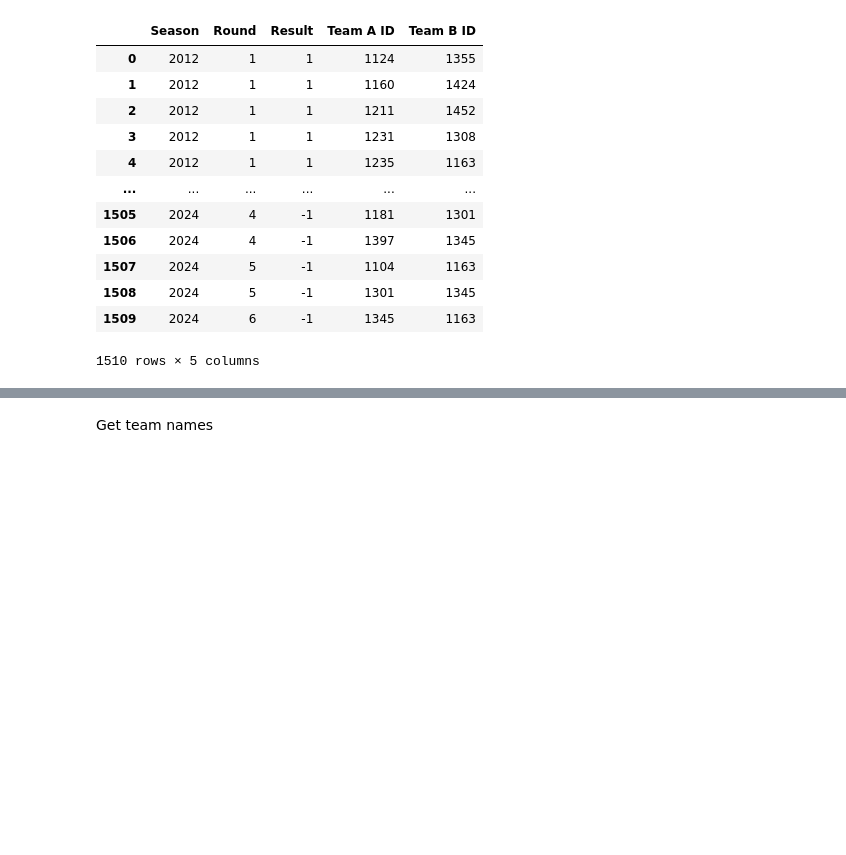
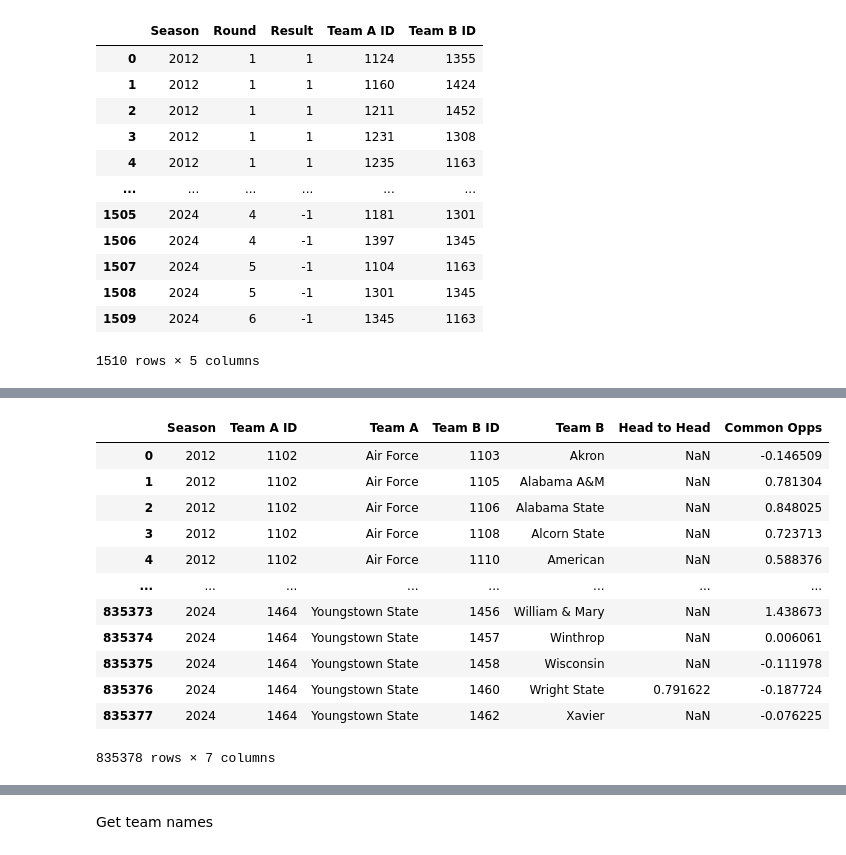
Before and after one commit to shughes1000/march-madness-2025, a Jupyter notebook: model_building/mens_compile_features.ipynb, the cells around one changed output, grey strips where cells are left out. Drawn from its saved outputs; the diff is of its cells as text; code cells hidden in the pictures; blank space fills up the shorter version.

```diff
--- a/model_building/mens_compile_features.ipynb
+++ b/model_building/mens_compile_features.ipynb
@@ -879,9 +896,21 @@ Get Head-to-Head (Omitted)
 # %%
-# h2h_to_spelling = dict(zip(df_match['Head to Head Team'], df_match['Team Spelling']))
+df_h2h.insert(df_h2h.columns.get_loc('Team A'), 'Team A ID', df_h2h['Team A'].map(team_to_spelling).map(spelling_to_id))
 
-# df_h2h.insert(df_h2h.columns.get_loc('Team A'), 'Team A ID', df_h2h['Team A'].map(h2h_to_spelling).map(spelling_to_id))
+df_h2h.insert(df_h2h.columns.get_loc('Team B'), 'Team B ID', df_h2h['Team B'].map(team_to_spelling).map(spelling_to_id))
 
-# df_h2h.insert(df_h2h.columns.get_loc('Team B'), 'Team B ID', df_h2h['Team B'].map(h2h_to_spelling).map(spelling_to_id))
-
-# df_h2h
+df_h2h
+# %% [output]
+|  | Season | Team A ID | Team A | Team B ID | Team B | Head to Head | Common Opps |
+| 0 | 2012 | 1102 | Air Force | 1103 | Akron | NaN | -0.146509 |
+| 1 | 2012 | 1102 | Air Force | 1105 | Alabama A&M | NaN | 0.781304 |
+| 2 | 2012 | 1102 | Air Force | 1106 | Alabama State | NaN | 0.848025 |
+| 3 | 2012 | 1102 | Air Force | 1108 | Alcorn State | NaN | 0.723713 |
+| 4 | 2012 | 1102 | Air Force | 1110 | American | NaN | 0.588376 |
+| ... | ... | ... | ... | ... | ... | ... | ... |
+| 835373 | 2024 | 1464 | Youngstown State | 1456 | William & Mary | NaN | 1.438673 |
+| 835374 | 2024 | 1464 | Youngstown State | 1457 | Winthrop | NaN | 0.006061 |
+| 835375 | 2024 | 1464 | Youngstown State | 1458 | Wisconsin | NaN | -0.111978 |
+| 835376 | 2024 | 1464 | Youngstown State | 1460 | Wright State | 0.791622 | -0.187724 |
+| 835377 | 2024 | 1464 | Youngstown State | 1462 | Xavier | NaN | -0.076225 |
+835378 rows × 7 columns
 # %%
```
Also changed, not shown: parts of 8 cells of this notebook, 2 other files.
